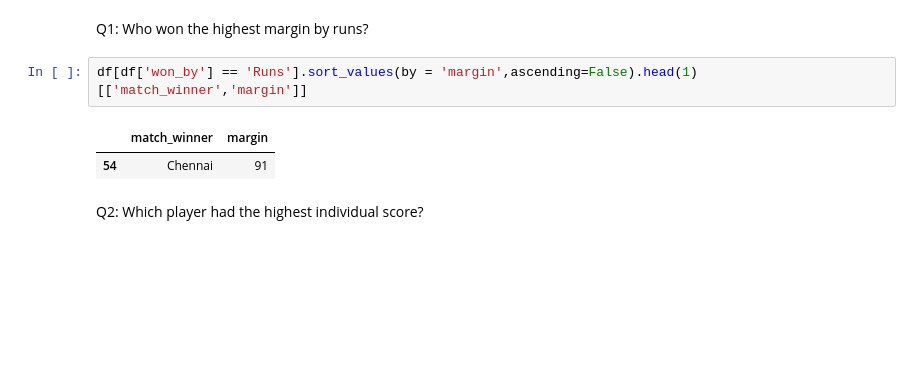
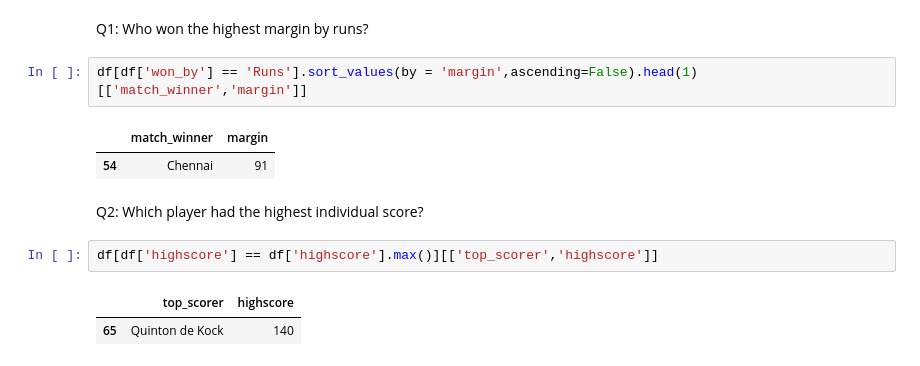
Before and after one commit to CodeWithNirmalya/Data_Science_Projects, a Jupyter notebook: IPL_Score_Prediction/IPL_capstone_project.ipynb, the cells around one changed output. Saved outputs shown, nothing was run; the diff lists cells and outputs as text; blank space fills up the shorter version.

Commit message:
player with highest individual score

```diff
--- a/IPL_Score_Prediction/IPL_capstone_project.ipynb
+++ b/IPL_Score_Prediction/IPL_capstone_project.ipynb
@@ -226,3 +226,8 @@ df[df['won_by'] == 'Runs'].sort_values(by = 'margin',ascending=False).head(1)[['
 | 54 | Chennai | 91 |
 # %% [markdown]
 Q2: Which player had the highest individual score?
+# %%
+df[df['highscore'] == df['highscore'].max()][['top_scorer','highscore']]
+# %% [output]
+|  | top_scorer | highscore |
+| 65 | Quinton de Kock | 140 |
```
